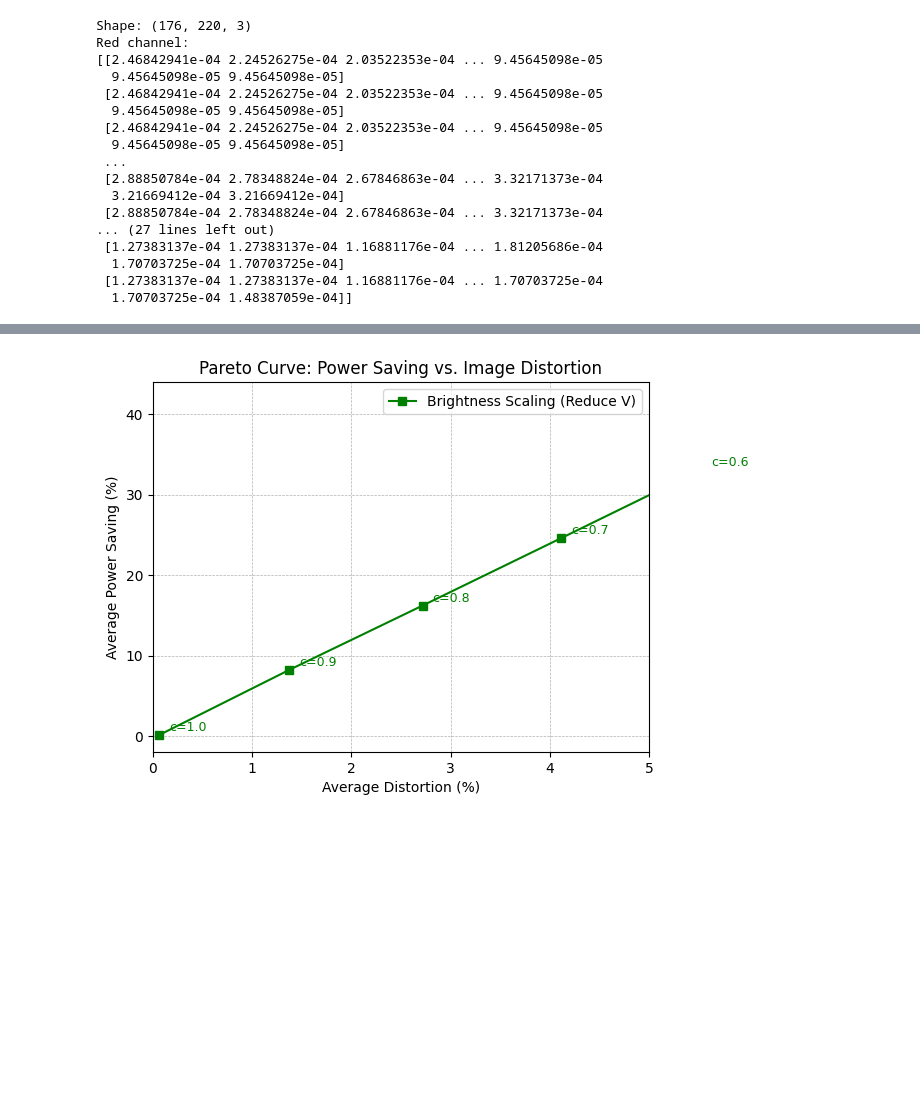
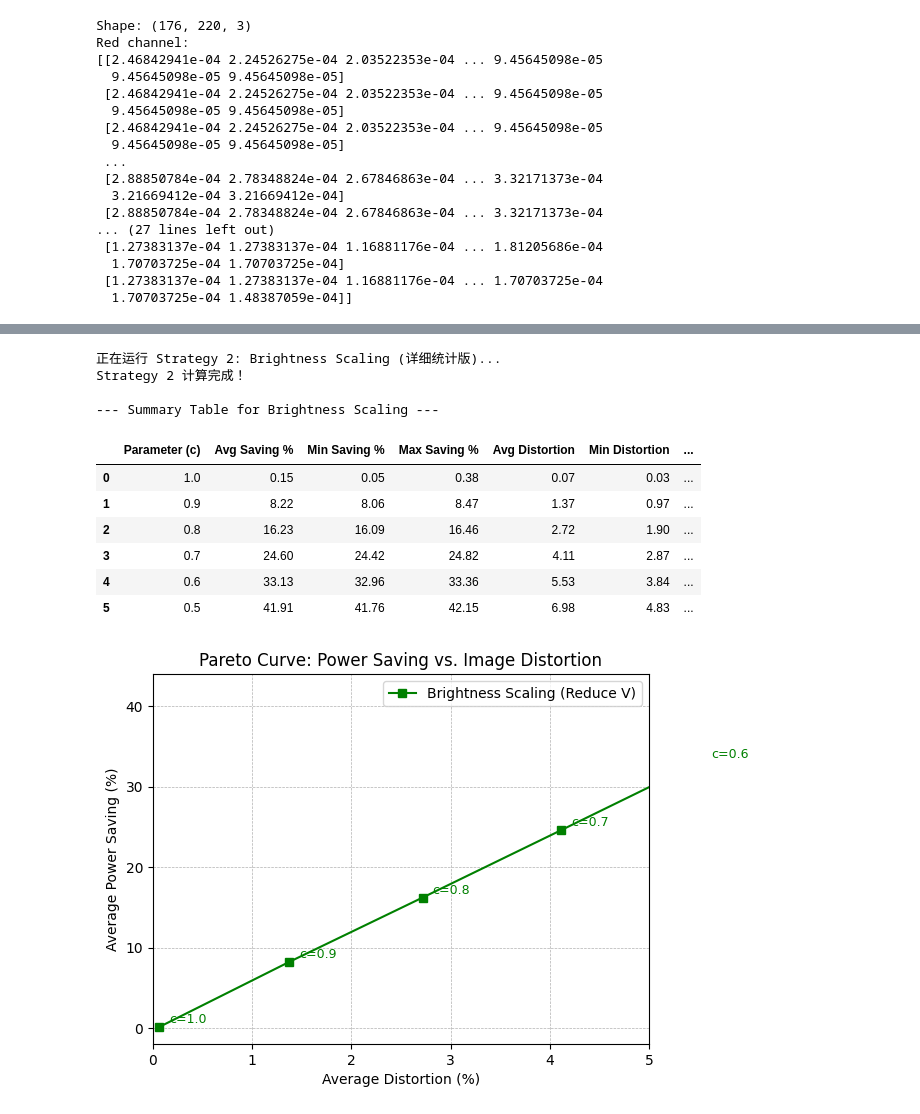
Before and after one commit to Chenya7008/EMIOT_Labs, a Jupyter notebook: lab2/lab2.ipynb, the cells around one changed output, grey strips where cells are left out. Cells and saved outputs as stored; diff of their text form; code cells hidden in the pictures; blank space fills up the shorter version.

```diff
--- a/lab2/lab2.ipynb
+++ b/lab2/lab2.ipynb
@@ -385,3 +465,79 @@ for c in c_values:
+# %%
+#strategy 2: Brightness Scaling
+import numpy as np
+import pandas as pd
+
+# 存储用于画 Pareto 曲线的平均值
+results_contrast = []
+# 存储详细数据用于生成统计表和查找代表性图片
+detailed_data_contrast = {}
+
+c_values = [1.0, 0.9, 0.8, 0.7, 0.6, 0.5]
+
+print("正在运行 Strategy 2: Brightness Scaling (详细统计版)...")
+
+for c in c_values:
+    current_c_stats = []
+
+    for idx, img in enumerate(images):
+        p_orig = estimate_power_part1(img)
+        img_new = apply_contrast_brightness(img, c)
+        p_new = estimate_power_part1(img_new)
+
+        if p_orig > 0:
+            saving = (p_orig - p_new) / p_orig * 100
+        else:
+            saving = 0
+
+        dist = compute_distortion(img, img_new)
+
+        # 保存单张图片结果
+        current_c_stats.append({
+            "idx": idx,
+            "saving": saving,
+            "dist": dist
+        })
+
+    # 计算平均值 (用于画图)
+    all_savings = [x['saving'] for x in current_c_stats]
+    all_dists = [x['dist'] for x in current_c_stats]
+
+    results_contrast.append((np.mean(all_dists), np.mean(all_savings)))
+
+    # 保存详细数据到字典
+    detailed_data_contrast[c] = current_c_stats
+
+print("Strategy 2 计算完成！")
+
+# --- 展示 Strategy 2 的统计表 ---
+stats_list_cont = []
+for c, stats in detailed_data_contrast.items():
+    savings = [s['saving'] for s in stats]
+    dists = [s['dist'] for s in stats]
+    stats_list_cont.append({
+        "Parameter (c)": c,
+        "Avg Saving %": np.mean(savings),
+        "Min Saving %": np.min(savings), # 作业要求的 Min
+        "Max Saving %": np.max(savings), # 作业要求的 Max
+        "Avg Distortion": np.mean(dists),
+        "Min Distortion": np.min(dists),
+        "Max Distortion": np.max(dists)
+    })
+
+print("\n--- Summary Table for Brightness Scaling ---")
+display(pd.DataFrame(stats_list_cont).round(2))
+# %% [output]
+正在运行 Strategy 2: Brightness Scaling (详细统计版)...
+Strategy 2 计算完成！
+
+--- Summary Table for Brightness Scaling ---
+|  | Parameter (c) | Avg Saving % | Min Saving % | Max Saving % | Avg Distortion | Min Distortion | ... |
+| 0 | 1.0 | 0.15 | 0.05 | 0.38 | 0.07 | 0.03 | ... |
+| 1 | 0.9 | 8.22 | 8.06 | 8.47 | 1.37 | 0.97 | ... |
+| 2 | 0.8 | 16.23 | 16.09 | 16.46 | 2.72 | 1.90 | ... |
+| 3 | 0.7 | 24.60 | 24.42 | 24.82 | 4.11 | 2.87 | ... |
+| 4 | 0.6 | 33.13 | 32.96 | 33.36 | 5.53 | 3.84 | ... |
+| 5 | 0.5 | 41.91 | 41.76 | 42.15 | 6.98 | 4.83 | ... |
 # %%
 x_cont = [r[0] for r in results_contrast]
 y_cont = [r[1] for r in results_contrast]
```
Also changed, not shown: parts of 14 cells of this notebook, 33 other files.
